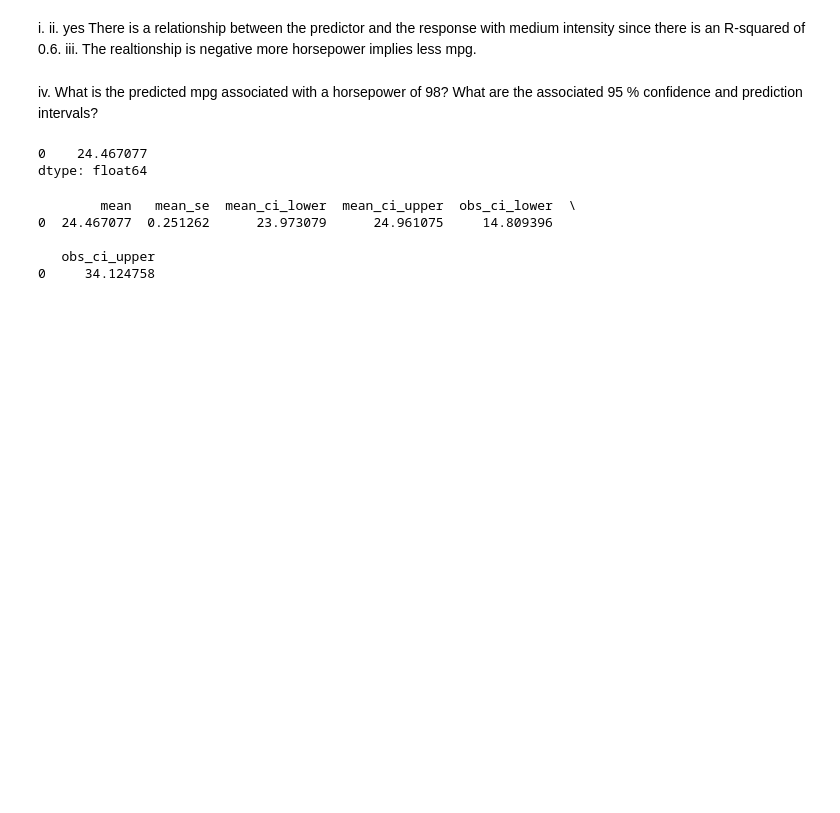
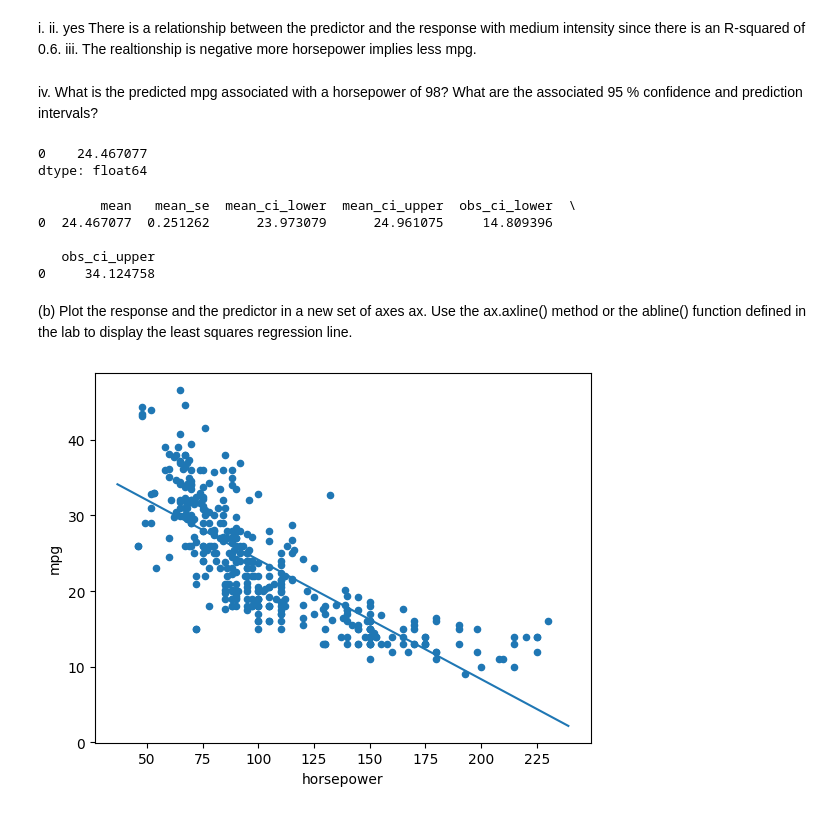
Before and after one commit to hinojosaad/islp, a Jupyter notebook: Chapter3/ch3.ipynb, the cells around one changed output. Cells and saved outputs as stored; diff of their text form; code cells hidden in the pictures; blank space fills up the shorter version.

```diff
--- a/Chapter3/ch3.ipynb
+++ b/Chapter3/ch3.ipynb
@@ -87,3 +87,17 @@ print(prediction.summary_frame(alpha=0.05))
 
    obs_ci_upper
 0     34.124758
+# %% [markdown]
+(b) Plot the response and the predictor in a new set of axes ax. Use
+the ax.axline() method or the abline() function defined in the
+lab to display the least squares regression line.
+# %%
+def abline(ax, b,m):
+    xlim = ax.get_xlim()
+    ylim= [m*xlim[0] + b, m*xlim[1] + b]
+    ax.plot(xlim, ylim)
+# %%
+ax = Auto.plot.scatter(x='horsepower', y='mpg')
+abline(ax, results.params['intercept'], results.params['horsepower'])
+# %% [output]
+[figure, added]
```
Also changed, not shown: parts of 5 cells of this notebook.
